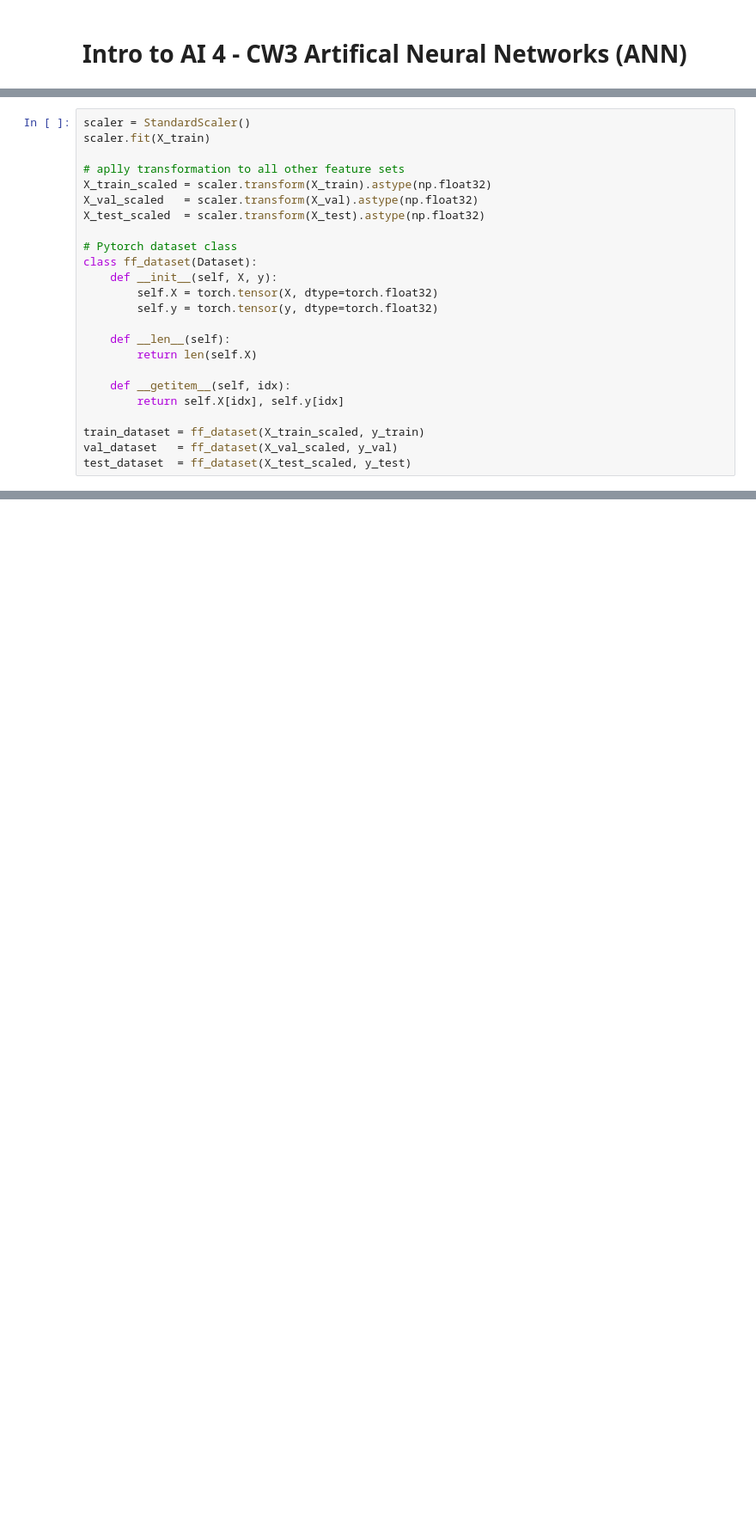
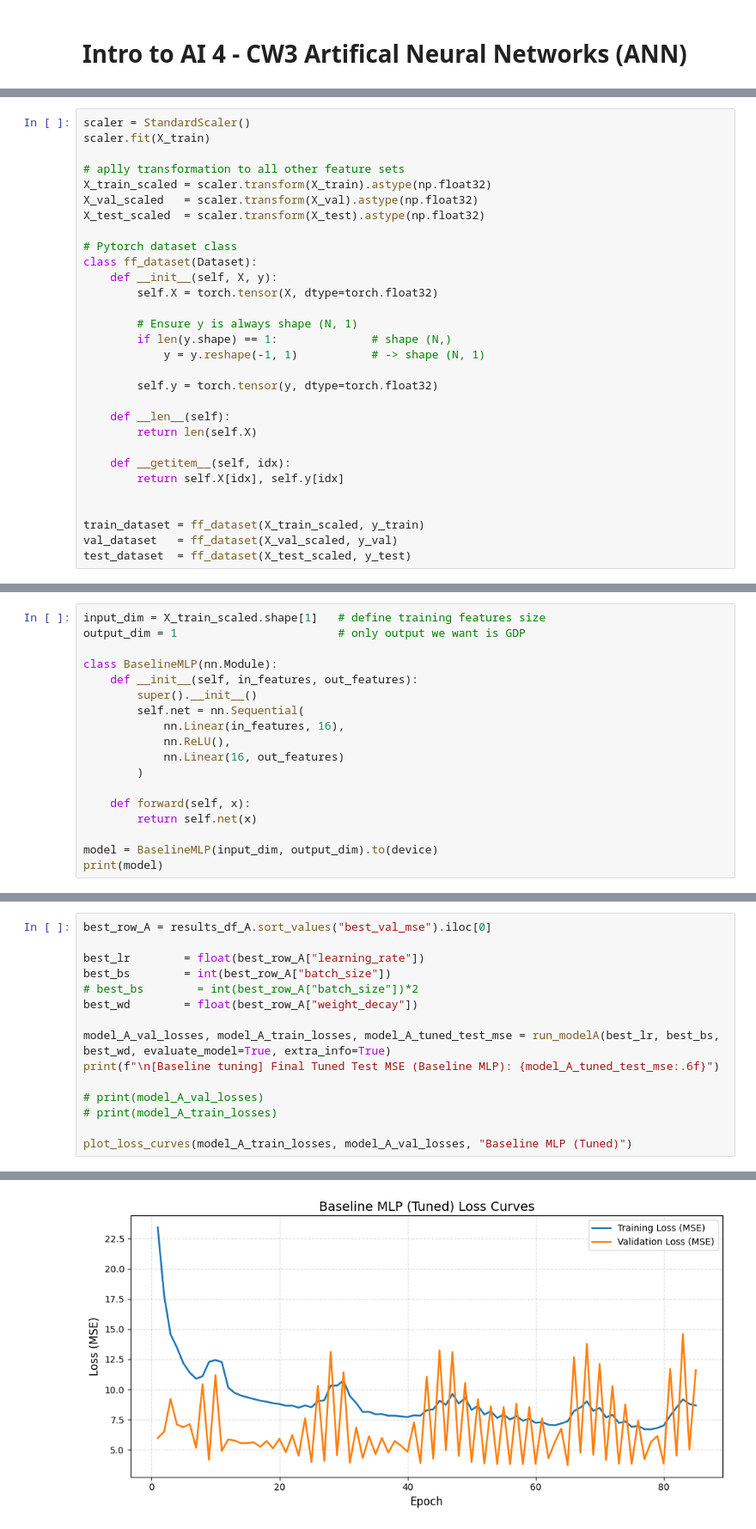
Before and after one commit to YukiSuter/ENG4200-AI4, a Jupyter notebook: ENG4200_CW3_2758934s.ipynb, the cells around one changed output, grey strips where cells are left out. Shown at 86% size. Drawn from its saved outputs; the diff is of its cells as text; blank space fills up the shorter version.

```diff
--- a/ENG4200_CW3_2758934s.ipynb
+++ b/ENG4200_CW3_2758934s.ipynb
@@ -125,6 +145,11 @@ X_test_scaled  = scaler.transform(X_test).astype(np.float32)
 class ff_dataset(Dataset):
     def __init__(self, X, y):
         self.X = torch.tensor(X, dtype=torch.float32)
+
+        # Ensure y is always shape (N, 1)
+        if len(y.shape) == 1:              # shape (N,)
+            y = y.reshape(-1, 1)           # -> shape (N, 1)
+
         self.y = torch.tensor(y, dtype=torch.float32)
 
     def __len__(self):
@@ -133,6 +158,7 @@ class ff_dataset(Dataset):
     def __getitem__(self, idx):
         return self.X[idx], self.y[idx]
 
+
 train_dataset = ff_dataset(X_train_scaled, y_train)
 val_dataset   = ff_dataset(X_val_scaled, y_val)
 test_dataset  = ff_dataset(X_test_scaled, y_test)
@@ -146,0 +247,18 @@ test_loader  = DataLoader(test_dataset,  batch_size=batch_size, shuffle=False)
+# %%
+input_dim = X_train_scaled.shape[1]   # define training features size
+output_dim = 1                        # only output we want is GDP
+
+class BaselineMLP(nn.Module):
+    def __init__(self, in_features, out_features):
+        super().__init__()
+        self.net = nn.Sequential(
+            nn.Linear(in_features, 16),
+            nn.ReLU(),
+            nn.Linear(16, out_features)
+        )
+
+    def forward(self, x):
+        return self.net(x)
+
+model = BaselineMLP(input_dim, output_dim).to(device)
+print(model)
@@ -146,0 +480,16 @@ test_loader  = DataLoader(test_dataset,  batch_size=batch_size, shuffle=False)
+# %%
+best_row_A = results_df_A.sort_values("best_val_mse").iloc[0]
+
+best_lr        = float(best_row_A["learning_rate"])
+best_bs        = int(best_row_A["batch_size"])
+# best_bs        = int(best_row_A["batch_size"])*2
+best_wd        = float(best_row_A["weight_decay"])
+
+model_A_val_losses, model_A_train_losses, model_A_tuned_test_mse = run_modelA(best_lr, best_bs, best_wd, evaluate_model=True, extra_info=True)
+print(f"\n[Baseline tuning] Final Tuned Test MSE (Baseline MLP): {model_A_tuned_test_mse:.6f}")
+
+# print(model_A_val_losses)
+# print(model_A_train_losses)
+
+plot_loss_curves(model_A_train_losses, model_A_val_losses, "Baseline MLP (Tuned)")
+# %% [output]
@@ -146,0 +513 @@ test_loader  = DataLoader(test_dataset,  batch_size=batch_size, shuffle=False)
+[figure, added]
```
Also changed, not shown: parts of 52 cells of this notebook, 1 other file.
